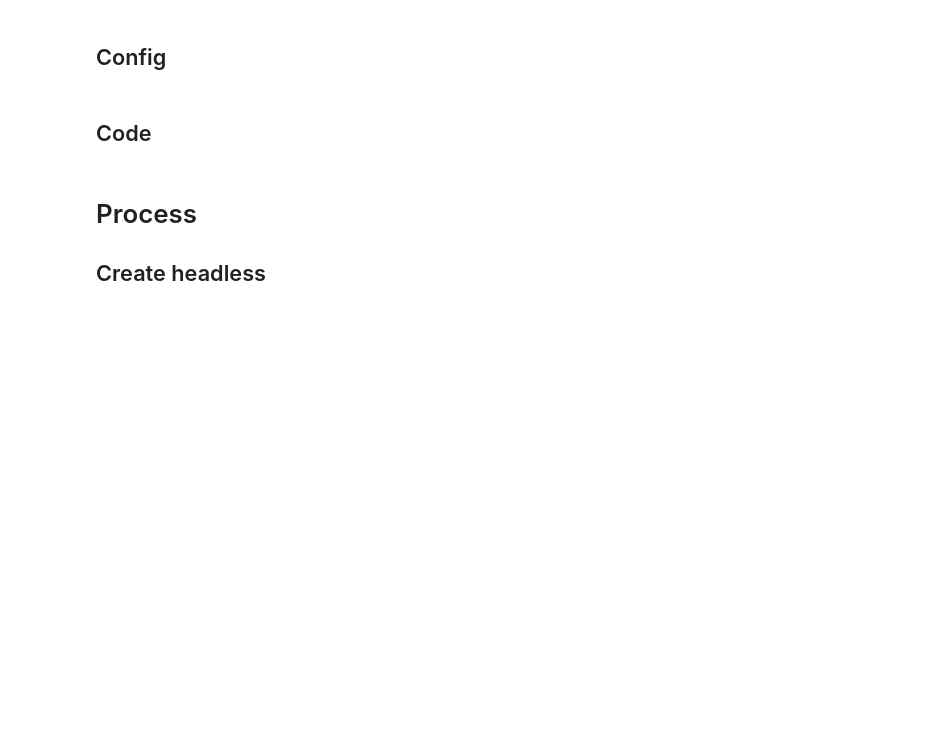
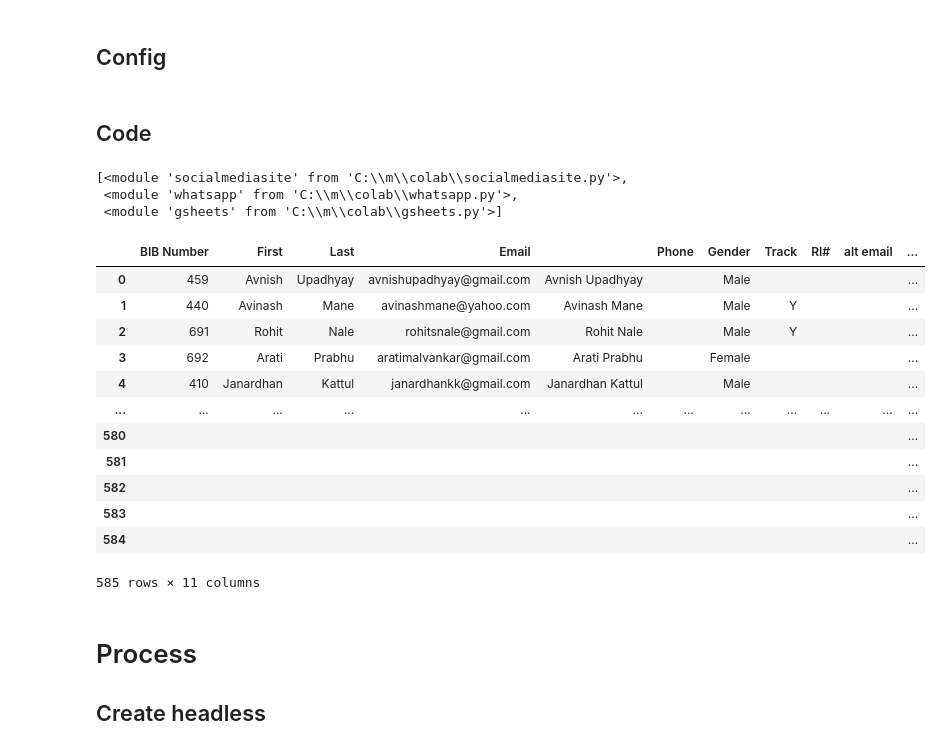
Before and after one commit to avinashmane/colab, a Jupyter notebook: WA_messenger.ipynb, the cells around one changed output. Drawn from its saved outputs; the diff is of its cells as text; code cells hidden in the pictures; blank space fills up the shorter version.

```diff
--- a/WA_messenger.ipynb
+++ b/WA_messenger.ipynb
@@ -43,6 +46,10 @@ if os.name!='nt':
 import yaml
 cfg=yaml.load("""
 sheets:
+    mychoice:
+        url: https://docs.google.com/spreadsheets/d/1Qsm_y3Dz8RQwvG2YDuEGlKHlpJRLXV__CFthV8j_ATA/edit
+        tab: 1.myChoice Master
+        range: A5:k
     stravasync:
         url: https://docs.google.com/spreadsheets/d/1Q8SA641P0aytWzPGmeHG_xuxll3Wq6phsxjb91RjgWY/edit#gid=0
         tab: Members
@@ -155 +96,12 @@ class WhatsApp(SocialMediaSite):
+# %%
+import socialmediasite
+import whatsapp
+import importlib
+import gsheets
+
+[importlib.reload(_m) for _m in [socialmediasite,whatsapp,gsheets]]
+# %% [output]
+[<module 'socialmediasite' from 'C:\\m\\colab\\socialmediasite.py'>,
+ <module 'whatsapp' from 'C:\\m\\colab\\whatsapp.py'>,
+ <module 'gsheets' from 'C:\\m\\colab\\gsheets.py'>]
 # %%
@@ -313,3 +240,23 @@ StravaMembers=df_mc.query('strava=="strava"').id.values
+# %%
+df_mc=gsheets.Gsheet(cfg['sheets']['mychoice']['url'],).getSheetDf('1.myChoice Master',start='A5')
+# indiathon_oauth2_client.json
+# ssl=Gsheet('stravasync')
+df_mc
+# re.match("^https+://",cfg['sheets']['mychoice']['url'])
+# %% [output]
+|  | BIB Number | First | Last | Email |  | Phone | Gender | Track | RI# | alt email | ... |
+| 0 | 459 | Avnish | Upadhyay | avnishupadhyay@gmail.com | Avnish Upadhyay |  | Male |  |  |  | ... |
+| 1 | 440 | Avinash | Mane | avinashmane@yahoo.com | Avinash Mane |  | Male | Y |  |  | ... |
+| 2 | 691 | Rohit | Nale | rohitsnale@gmail.com | Rohit Nale |  | Male | Y |  |  | ... |
+| 3 | 692 | Arati | Prabhu | aratimalvankar@gmail.com | Arati Prabhu |  | Female |  |  |  | ... |
+| 4 | 410 | Janardhan | Kattul | janardhankk@gmail.com | Janardhan Kattul |  | Male |  |  |  | ... |
+| ... | ... | ... | ... | ... | ... | ... | ... | ... | ... | ... | ... |
+| 580 |  |  |  |  |  |  |  |  |  |  | ... |
+| 581 |  |  |  |  |  |  |  |  |  |  | ... |
+| 582 |  |  |  |  |  |  |  |  |  |  | ... |
+| 583 |  |  |  |  |  |  |  |  |  |  | ... |
+| 584 |  |  |  |  |  |  |  |  |  |  | ... |
+585 rows × 11 columns
 # %% [markdown]
 # Process
 ## Create headless
```
Also changed, not shown: parts of 27 cells of this notebook, 10 other files.
